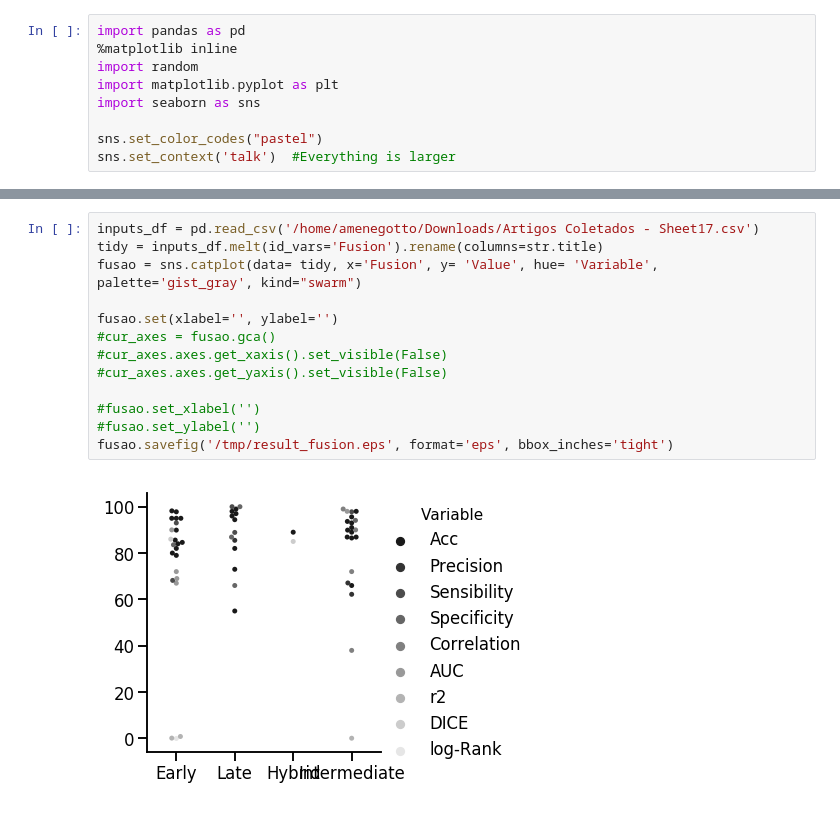
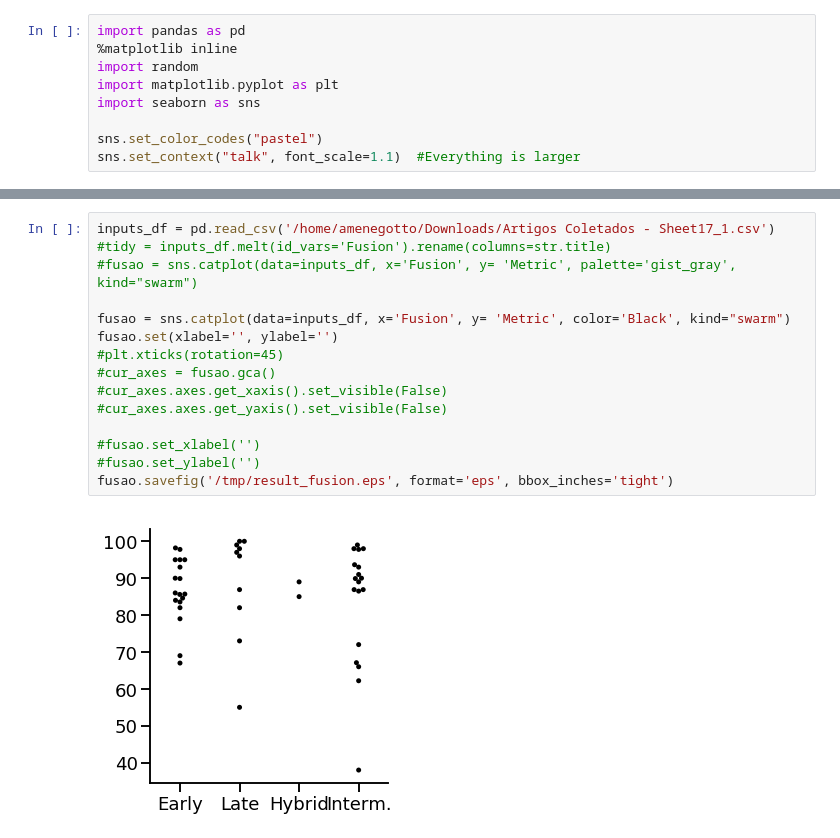
Before and after one commit to amenegotto/pyLiver, a Jupyter notebook: notebook/charts2019.ipynb, the cells around one changed output, grey strips where cells are left out. Drawn from its saved outputs; the diff is of its cells as text.

```diff
--- a/notebook/charts2019.ipynb
+++ b/notebook/charts2019.ipynb
@@ -6,5 +6,5 @@ import matplotlib.pyplot as plt
 import seaborn as sns
 
 sns.set_color_codes("pastel")
-sns.set_context('talk')  #Everything is larger
+sns.set_context("talk", font_scale=1.1)  #Everything is larger
 # %%
@@ -98,15 +114,17 @@ plt.savefig('/tmp/chart_multi_inputs.eps', format='eps', bbox_inches='tight')
 # %%
-inputs_df = pd.read_csv('/home/amenegotto/Downloads/Artigos Coletados - Sheet17.csv')
-tidy = inputs_df.melt(id_vars='Fusion').rename(columns=str.title)
-fusao = sns.catplot(data= tidy, x='Fusion', y= 'Value', hue= 'Variable', palette='gist_gray', kind="swarm")
+inputs_df = pd.read_csv('/home/amenegotto/Downloads/Artigos Coletados - Sheet17_1.csv')
+#tidy = inputs_df.melt(id_vars='Fusion').rename(columns=str.title)
+#fusao = sns.catplot(data=inputs_df, x='Fusion', y= 'Metric', palette='gist_gray', kind="swarm")
 
+fusao = sns.catplot(data=inputs_df, x='Fusion', y= 'Metric', color='Black', kind="swarm")
 fusao.set(xlabel='', ylabel='')
+#plt.xticks(rotation=45)
 #cur_axes = fusao.gca()
 #cur_axes.axes.get_xaxis().set_visible(False)
 #cur_axes.axes.get_yaxis().set_visible(False)
 
 #fusao.set_xlabel('')
 #fusao.set_ylabel('')
 fusao.savefig('/tmp/result_fusion.eps', format='eps', bbox_inches='tight')
 # %% [output]
-[figure, old version]
+[figure, new version]
```
Also changed, not shown: parts of 8 cells of this notebook.
